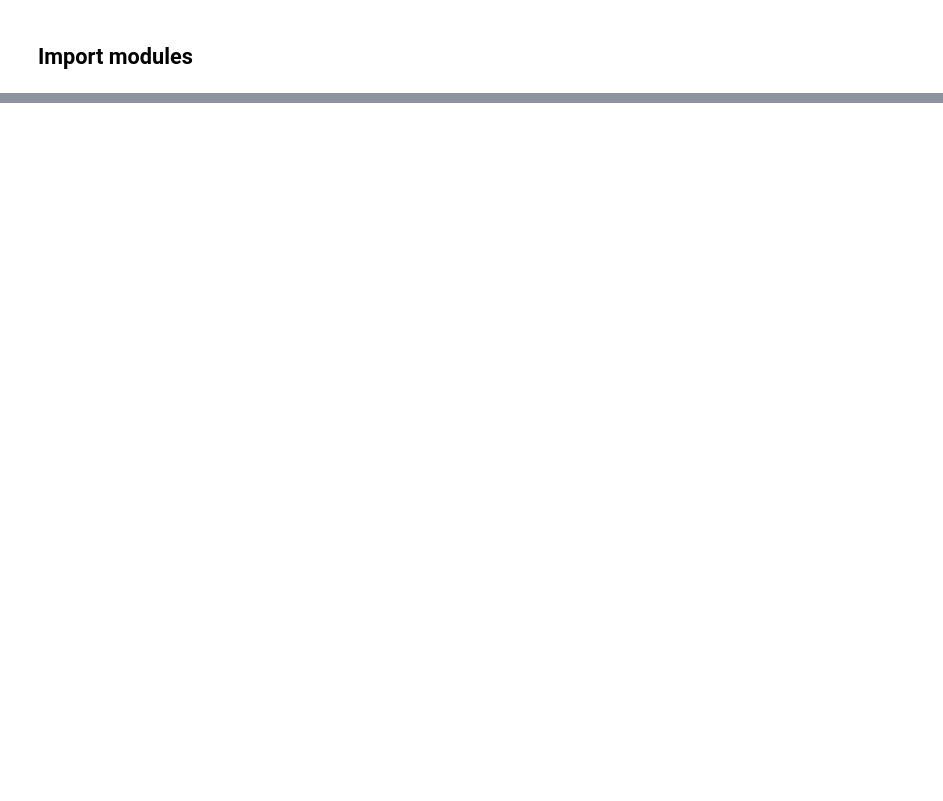
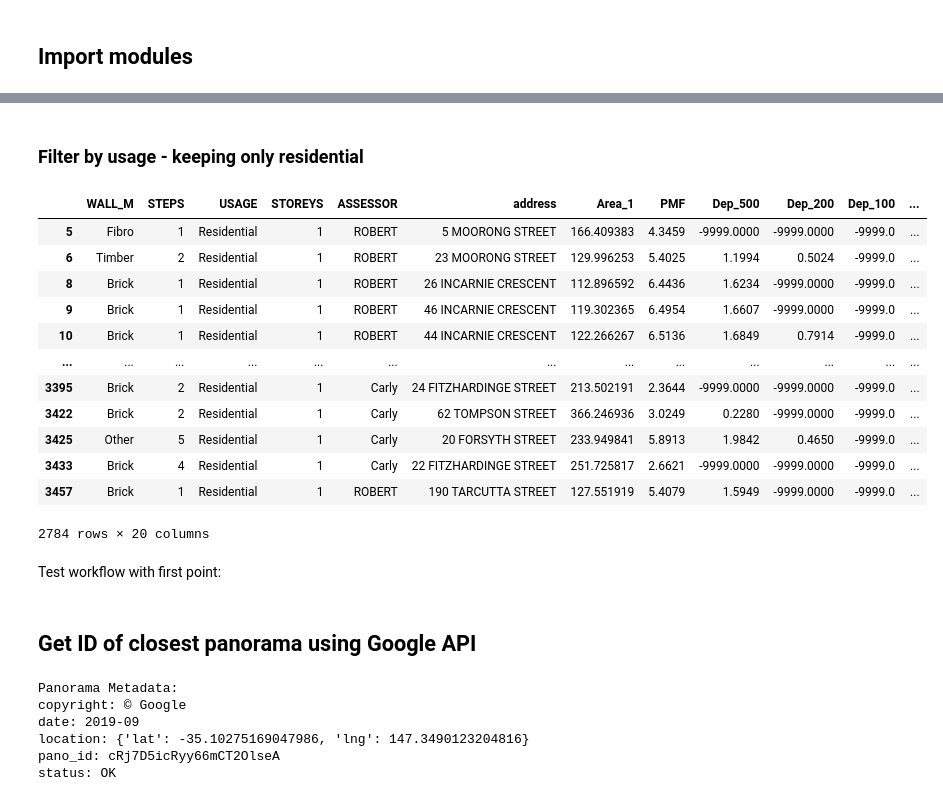
Before and after one commit to GeoscienceAustralia/GA_Floor_Height, a Jupyter notebook: Download_GSV_data.ipynb, the cells around one changed output, grey strips where cells are left out. Cells and saved outputs as stored; diff of their text form; code cells hidden in the pictures; blank space fills up the shorter version.

```diff
--- a/Download_GSV_data.ipynb
+++ b/Download_GSV_data.ipynb
@@ -14,0 +17,3 @@ The autoreload extension is already loaded. To reload it, use:
+# %%
+input_folder='data'
+out_folder='output\panos'
@@ -18,0 +33,4 @@ GOOGLE_MAPS_API_KEY = config['api_key']
+# %%
+add_points=os.path.join(input_folder,"Final_Wagga.shp")
+gdf_points=gpd.read_file(add_points).to_crs('epsg:4326')
+gdf_points.head()
@@ -71,0 +50,21 @@ date='2007-11' location=Location(lat=-35.10254809395221, lng=147.3490490514819)
+# %% [markdown]
+### Filter by usage - keeping only residential
+# %%
+gdf_points=gdf_points[gdf_points['USAGE'] == 'Residential']
+gdf_points
+# %% [output]
+|  | WALL_M | STEPS | USAGE | STOREYS | ASSESSOR | address | Area_1 | PMF | Dep_500 | Dep_200 | Dep_100 | ... |
+| 5 | Fibro | 1 | Residential | 1 | ROBERT | 5 MOORONG STREET | 166.409383 | 4.3459 | -9999.0000 | -9999.0000 | -9999.0 | ... |
+| 6 | Timber | 2 | Residential | 1 | ROBERT | 23 MOORONG STREET | 129.996253 | 5.4025 | 1.1994 | 0.5024 | -9999.0 | ... |
+| 8 | Brick | 1 | Residential | 1 | ROBERT | 26 INCARNIE CRESCENT | 112.896592 | 6.4436 | 1.6234 | -9999.0000 | -9999.0 | ... |
+| 9 | Brick | 1 | Residential | 1 | ROBERT | 46 INCARNIE CRESCENT | 119.302365 | 6.4954 | 1.6607 | -9999.0000 | -9999.0 | ... |
+| 10 | Brick | 1 | Residential | 1 | ROBERT | 44 INCARNIE CRESCENT | 122.266267 | 6.5136 | 1.6849 | 0.7914 | -9999.0 | ... |
+| ... | ... | ... | ... | ... | ... | ... | ... | ... | ... | ... | ... | ... |
+| 3395 | Brick | 2 | Residential | 1 | Carly | 24 FITZHARDINGE STREET | 213.502191 | 2.3644 | -9999.0000 | -9999.0000 | -9999.0 | ... |
+| 3422 | Brick | 2 | Residential | 1 | Carly | 62 TOMPSON STREET | 366.246936 | 3.0249 | 0.2280 | -9999.0000 | -9999.0 | ... |
+| 3425 | Other | 5 | Residential | 1 | Carly | 20 FORSYTH STREET | 233.949841 | 5.8913 | 1.9842 | 0.4650 | -9999.0 | ... |
+| 3433 | Brick | 4 | Residential | 1 | Carly | 22 FITZHARDINGE STREET | 251.725817 | 2.6621 | -9999.0000 | -9999.0000 | -9999.0 | ... |
+| 3457 | Brick | 1 | Residential | 1 | ROBERT | 190 TARCUTTA STREET | 127.551919 | 5.4079 | 1.5949 | -9999.0000 | -9999.0 | ... |
+2784 rows × 20 columns
+# %% [markdown]
+Test workflow with first point:
@@ -71,0 +75,25 @@ date='2007-11' location=Location(lat=-35.10254809395221, lng=147.3490490514819)
+# %% [markdown]
+## Get ID of closest panorama using Google API
+# %%
+# Base URL for the Street View Metadata API (for metadata)
+metadata_url = f"https://maps.googleapis.com/maps/api/streetview/metadata?location={lat},{lon}&key={GOOGLE_MAPS_API_KEY}"
+
+# Fetch the metadata
+metadata_response = requests.get(metadata_url)
+metadata = metadata_response.json()
+
+# Check if metadata request is successful and contains panorama data
+if metadata.get('status') == 'OK':
+    # Print metadata details
+    print("Panorama Metadata:")
+    for key, value in metadata.items():
+        print(f"{key}: {value}")
+else:
+    print(f"Error fetching metadata. Status: {metadata.get('status')}")
+# %% [output]
+Panorama Metadata:
+copyright: © Google
+date: 2019-09
+location: {'lat': -35.10275169047986, 'lng': 147.3490123204816}
+pano_id: cRj7D5icRyy66mCT2OlseA
+status: OK
```
Also changed, not shown: parts of 37 cells of this notebook, 1 other file.
